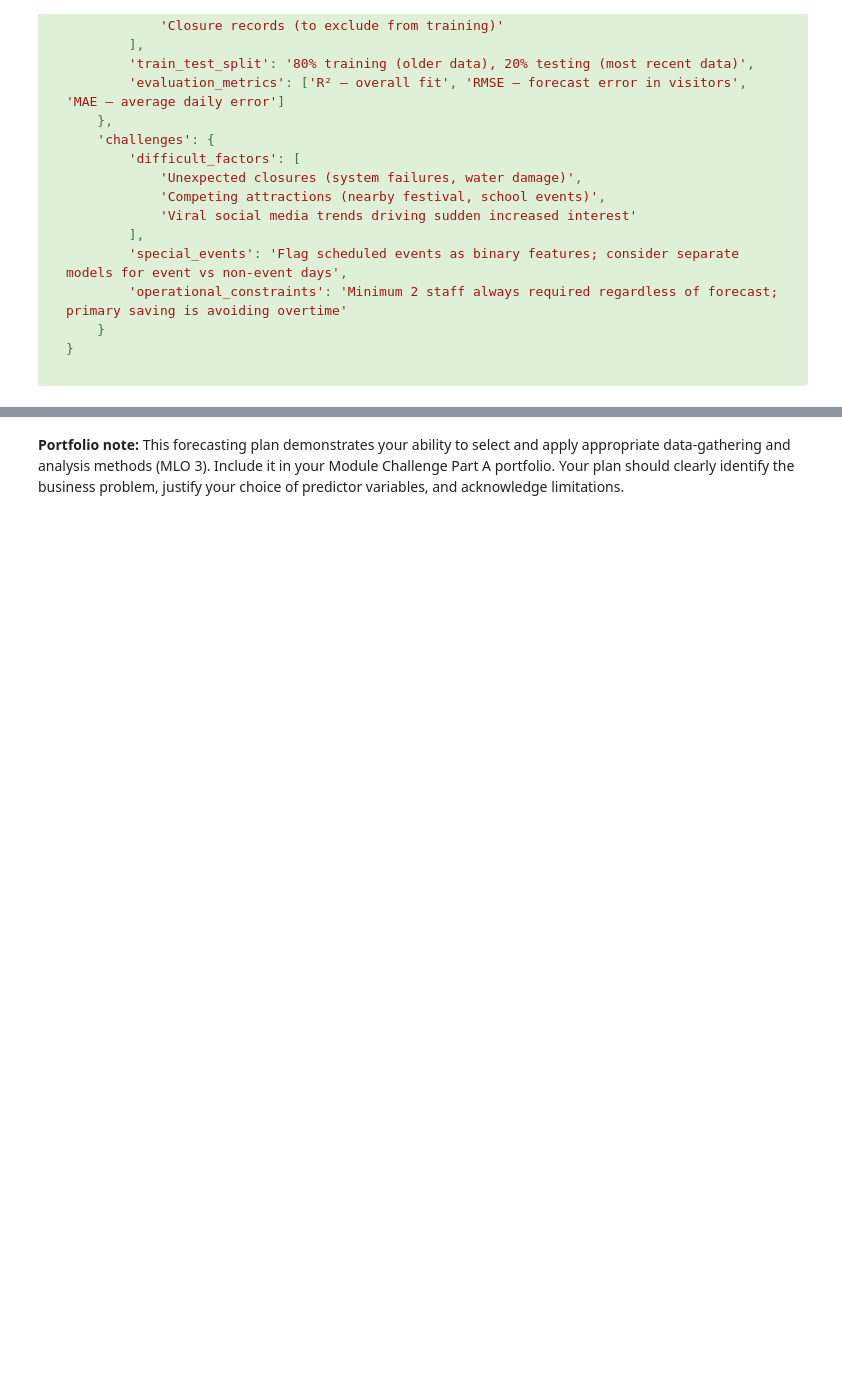
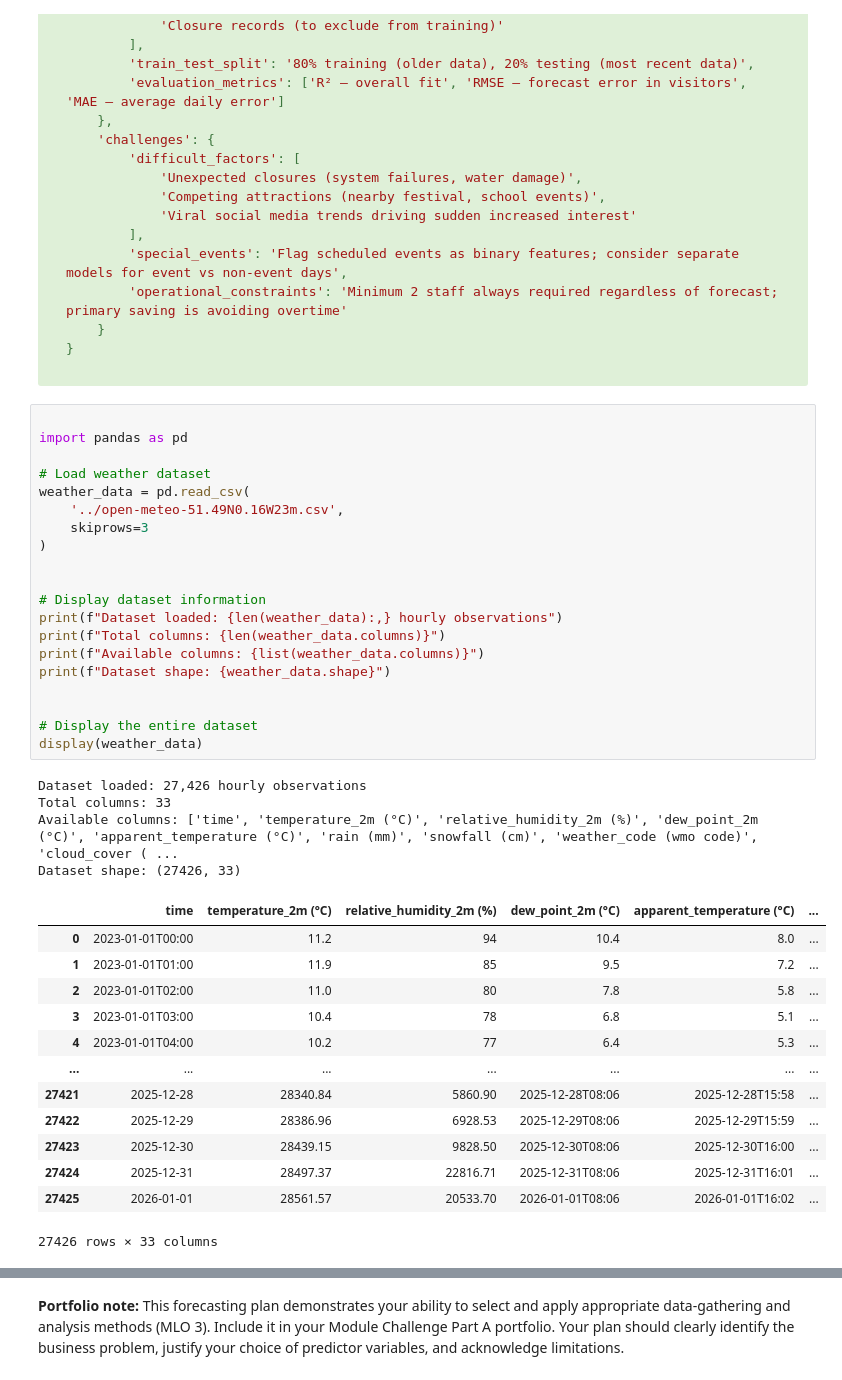
Before and after one commit to stu-mujahid754/DT401-Module-Resources, a Jupyter notebook: Week 7/DT401_Week7_Section_1.ipynb, the cells around one changed output, grey strips where cells are left out. Saved outputs shown, nothing was run; the diff lists cells and outputs as text; folded sections open; blank space fills up the shorter version.

````diff
--- a/Week 7/DT401_Week7_Section_1.ipynb
+++ b/Week 7/DT401_Week7_Section_1.ipynb
@@ -849,6 +849,44 @@ forecasting_plan = {
 ```
 </details>
 </div>
+# %%
+
+import pandas as pd
+
+# Load weather dataset
+weather_data = pd.read_csv(
+    '../open-meteo-51.49N0.16W23m.csv',
+    skiprows=3
+)
+
+
+# Display dataset information
+print(f"Dataset loaded: {len(weather_data):,} hourly observations")
+print(f"Total columns: {len(weather_data.columns)}")
+print(f"Available columns: {list(weather_data.columns)}")
+print(f"Dataset shape: {weather_data.shape}")
+
+
+# Display the entire dataset
+display(weather_data)
+# %% [output]
+Dataset loaded: 27,426 hourly observations
+Total columns: 33
+Available columns: ['time', 'temperature_2m (°C)', 'relative_humidity_2m (%)', 'dew_point_2m (°C)', 'apparent_temperature (°C)', 'rain (mm)', 'snowfall (cm)', 'weather_code (wmo code)', 'cloud_cover ( ...
+Dataset shape: (27426, 33)
+|  | time | temperature_2m (°C) | relative_humidity_2m (%) | dew_point_2m (°C) | apparent_temperature (°C) | ... |
+| 0 | 2023-01-01T00:00 | 11.2 | 94 | 10.4 | 8.0 | ... |
+| 1 | 2023-01-01T01:00 | 11.9 | 85 | 9.5 | 7.2 | ... |
+| 2 | 2023-01-01T02:00 | 11.0 | 80 | 7.8 | 5.8 | ... |
+| 3 | 2023-01-01T03:00 | 10.4 | 78 | 6.8 | 5.1 | ... |
+| 4 | 2023-01-01T04:00 | 10.2 | 77 | 6.4 | 5.3 | ... |
+| ... | ... | ... | ... | ... | ... | ... |
+| 27421 | 2025-12-28 | 28340.84 | 5860.90 | 2025-12-28T08:06 | 2025-12-28T15:58 | ... |
+| 27422 | 2025-12-29 | 28386.96 | 6928.53 | 2025-12-29T08:06 | 2025-12-29T15:59 | ... |
+| 27423 | 2025-12-30 | 28439.15 | 9828.50 | 2025-12-30T08:06 | 2025-12-30T16:00 | ... |
+| 27424 | 2025-12-31 | 28497.37 | 22816.71 | 2025-12-31T08:06 | 2025-12-31T16:01 | ... |
+| 27425 | 2026-01-01 | 28561.57 | 20533.70 | 2026-01-01T08:06 | 2026-01-01T16:02 | ... |
+27426 rows × 33 columns
 # %%
 # Your forecasting plan (complete for portfolio evidence)
 forecasting_plan = {
````
Also changed, not shown: parts of 1 cell of this notebook.
